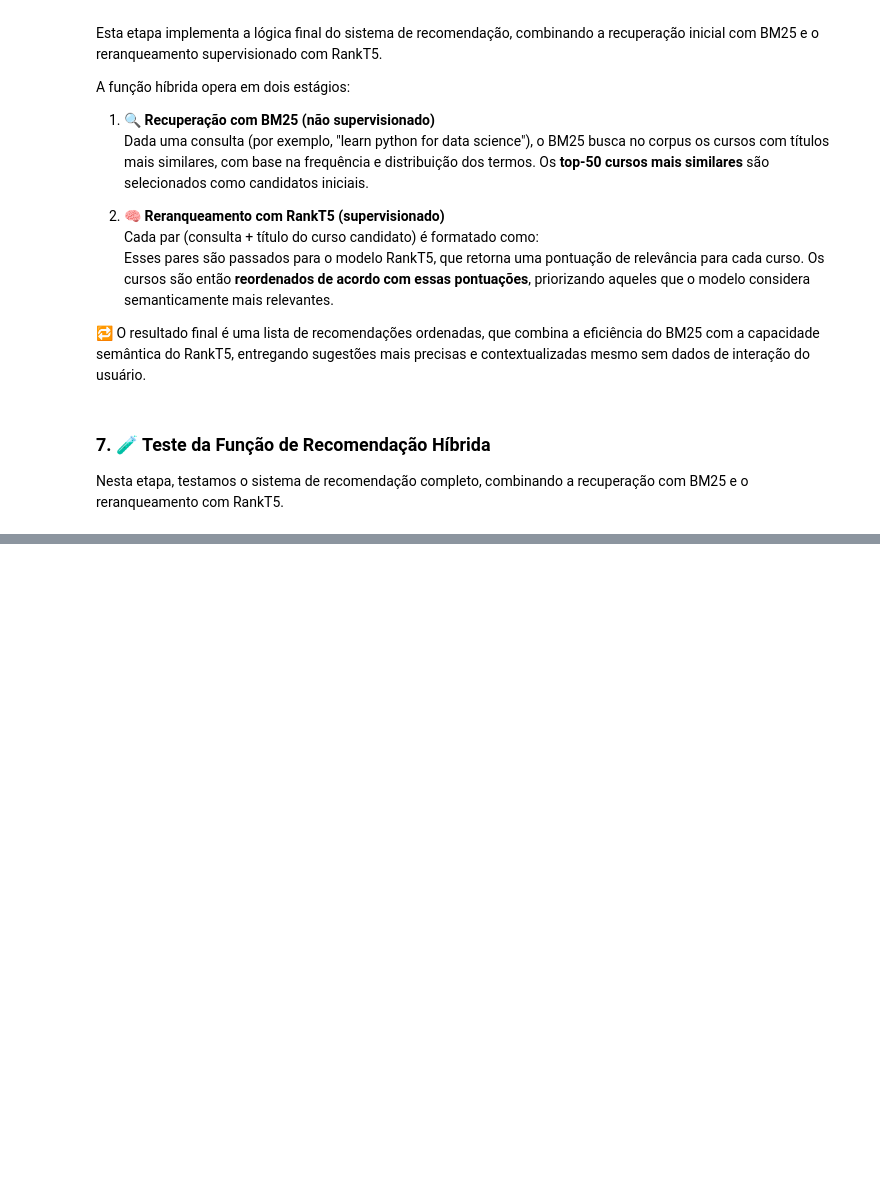
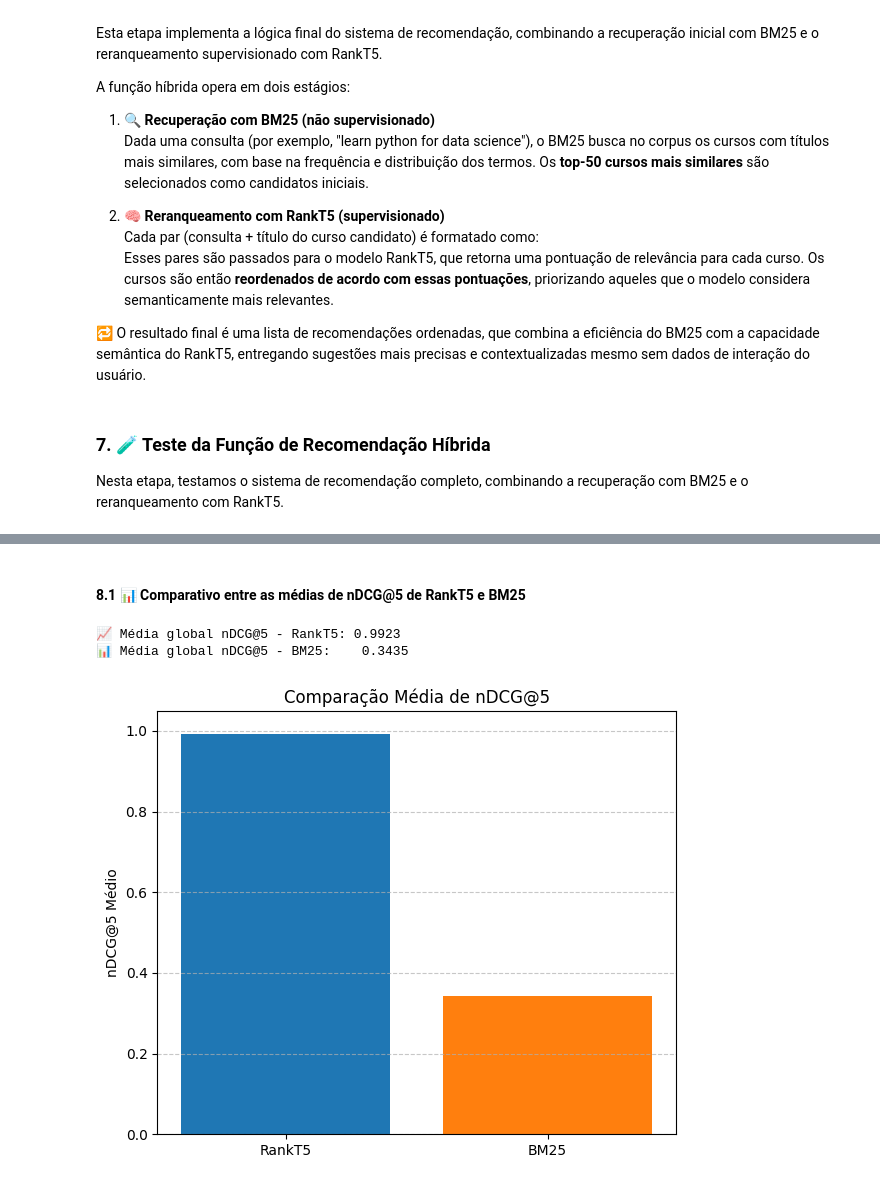
Before and after one commit to lattarian/projeto_aplicado_III, a Jupyter notebook: notebooks/bm25_rankt5.ipynb, the cells around one changed output, grey strips where cells are left out. Cells and saved outputs as stored; diff of their text form; code cells hidden in the pictures; blank space fills up the shorter version.

```diff
--- a/notebooks/bm25_rankt5.ipynb
+++ b/notebooks/bm25_rankt5.ipynb
@@ -359,0 +438,24 @@ recommend_and_print("Cybersecurity")
+# %% [markdown]
+#### 8.1 📊 Comparativo entre as médias de nDCG@5 de RankT5 e BM25
+# %%
+
+import matplotlib.pyplot as plt
+
+media_rankt5 = df_results["nDCG@5_RankT5"].mean()
+media_bm25 = df_results["nDCG@5_BM25"].mean()
+
+print(f"\n📈 Média global nDCG@5 - RankT5: {media_rankt5:.4f}")
+print(f"📊 Média global nDCG@5 - BM25:    {media_bm25:.4f}")
+
+plt.figure(figsize=(6, 5))
+plt.bar(["RankT5", "BM25"], [media_rankt5, media_bm25], color=["#1f77b4", "#ff7f0e"])
+plt.ylabel("nDCG@5 Médio")
+plt.title("Comparação Média de nDCG@5")
+plt.ylim(0, 1.05)
+plt.grid(axis="y", linestyle="--", alpha=0.7)
+plt.tight_layout()
+plt.show()
+# %% [output]
+📈 Média global nDCG@5 - RankT5: 0.9923
+📊 Média global nDCG@5 - BM25:    0.3435
+[figure, added]
```
Also changed, not shown: parts of 4 cells of this notebook, 2 other files.
